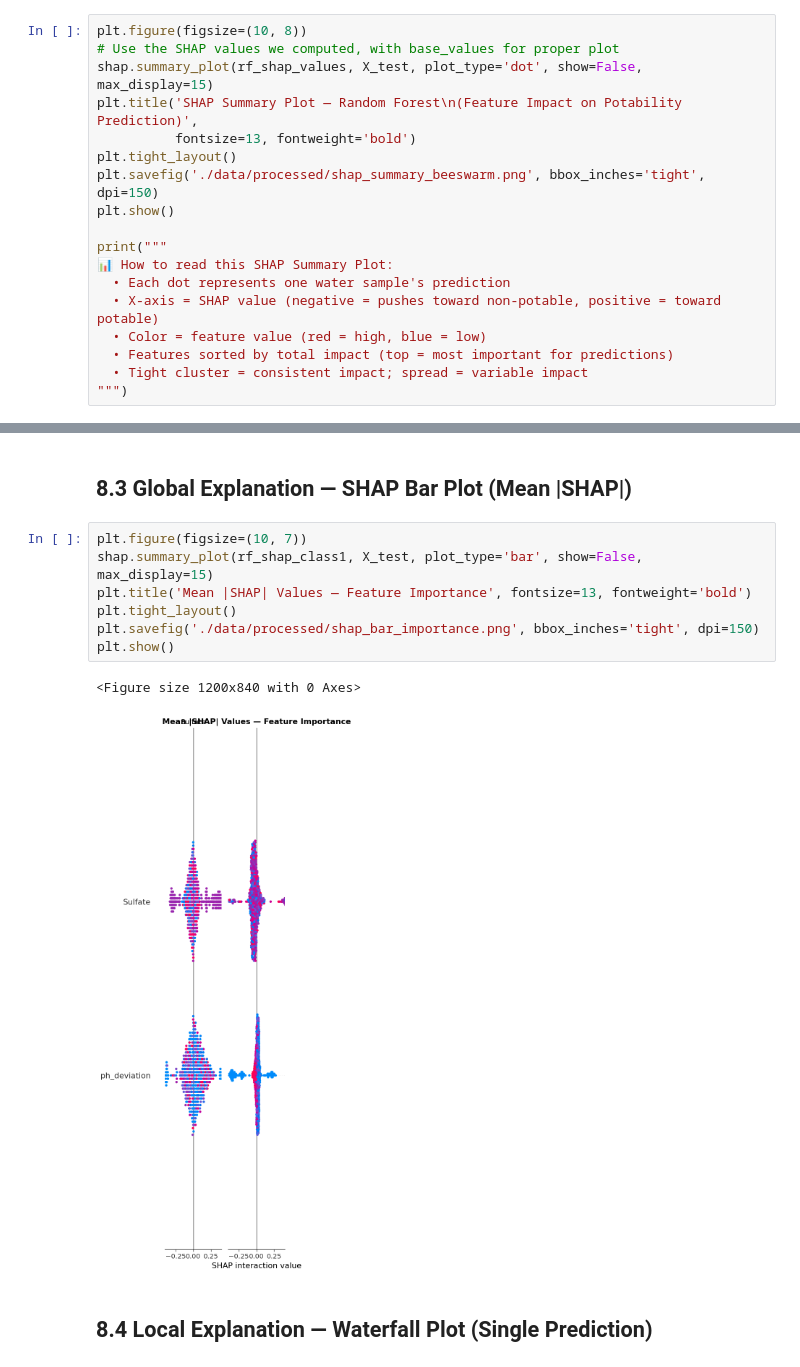
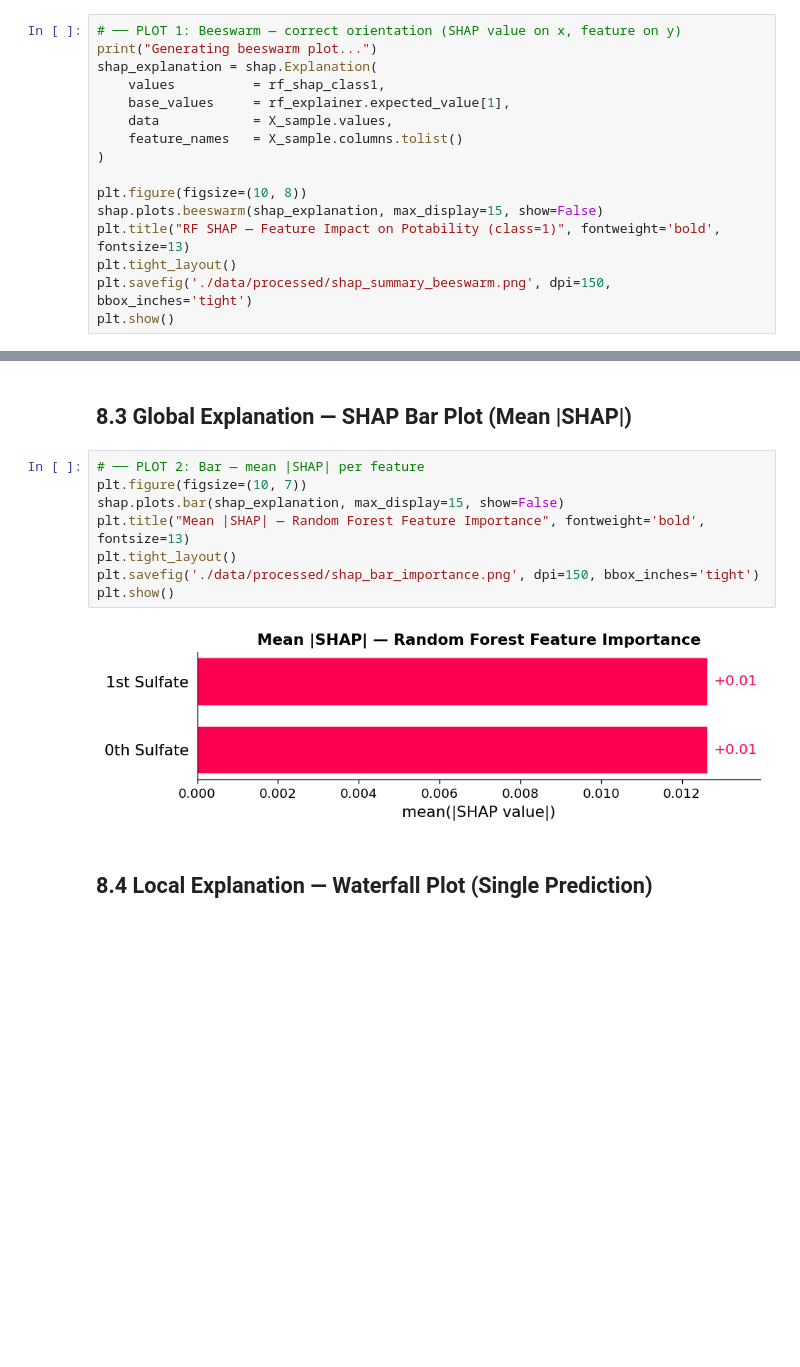
Before and after one commit to BaintyKaur/Water-Quality-Classification, a Jupyter notebook: 08_explainability.ipynb, the cells around one changed output, grey strips where cells are left out. Drawn from its saved outputs; the diff is of its cells as text; blank space fills up the shorter version.

```diff
--- a/08_explainability.ipynb
+++ b/08_explainability.ipynb
@@ -54,21 +65,19 @@ Error:
 # %% [markdown]
 ## 8.2 Global Explanation — SHAP Summary Plot (Beeswarm)
 # %%
+# ── PLOT 1: Beeswarm — correct orientation (SHAP value on x, feature on y)
+print("Generating beeswarm plot...")
+shap_explanation = shap.Explanation(
+    values          = rf_shap_class1,
+    base_values     = rf_explainer.expected_value[1],
+    data            = X_sample.values,
+    feature_names   = X_sample.columns.tolist()
+)
+
 plt.figure(figsize=(10, 8))
-# Use the SHAP values we computed, with base_values for proper plot
-shap.summary_plot(rf_shap_values, X_test, plot_type='dot', show=False, max_display=15)
-plt.title('SHAP Summary Plot — Random Forest\n(Feature Impact on Potability Prediction)',
-          fontsize=13, fontweight='bold')
+shap.plots.beeswarm(shap_explanation, max_display=15, show=False)
+plt.title("RF SHAP — Feature Impact on Potability (class=1)", fontweight='bold', fontsize=13)
 plt.tight_layout()
-plt.savefig('./data/processed/shap_summary_beeswarm.png', bbox_inches='tight', dpi=150)
+plt.savefig('./data/processed/shap_summary_beeswarm.png', dpi=150, bbox_inches='tight')
 plt.show()
-
-print("""
-📊 How to read this SHAP Summary Plot:
-  • Each dot represents one water sample's prediction
-  • X-axis = SHAP value (negative = pushes toward non-potable, positive = toward potable)
-  • Color = feature value (red = high, blue = low)
-  • Features sorted by total impact (top = most important for predictions)
-  • Tight cluster = consistent impact; spread = variable impact
-""")
 # %% [output]
@@ -82,15 +87,15 @@ How to read this plot:
 # %% [markdown]
 ## 8.3 Global Explanation — SHAP Bar Plot (Mean |SHAP|)
 # %%
+# ── PLOT 2: Bar — mean |SHAP| per feature
 plt.figure(figsize=(10, 7))
-shap.summary_plot(rf_shap_class1, X_test, plot_type='bar', show=False, max_display=15)
-plt.title('Mean |SHAP| Values — Feature Importance', fontsize=13, fontweight='bold')
+shap.plots.bar(shap_explanation, max_display=15, show=False)
+plt.title("Mean |SHAP| — Random Forest Feature Importance", fontweight='bold', fontsize=13)
 plt.tight_layout()
-plt.savefig('./data/processed/shap_bar_importance.png', bbox_inches='tight', dpi=150)
+plt.savefig('./data/processed/shap_bar_importance.png', dpi=150, bbox_inches='tight')
 plt.show()
 # %% [output]
-<Figure size 1200x840 with 0 Axes>
-[figure, old version]
+[figure, new version]
 # %% [markdown]
 ## 8.4 Local Explanation — Waterfall Plot (Single Prediction)
 # %%
```
Also changed, not shown: parts of 9 cells of this notebook, 6 other files.
